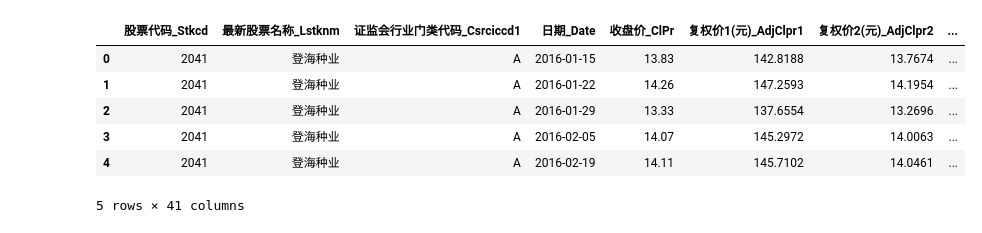
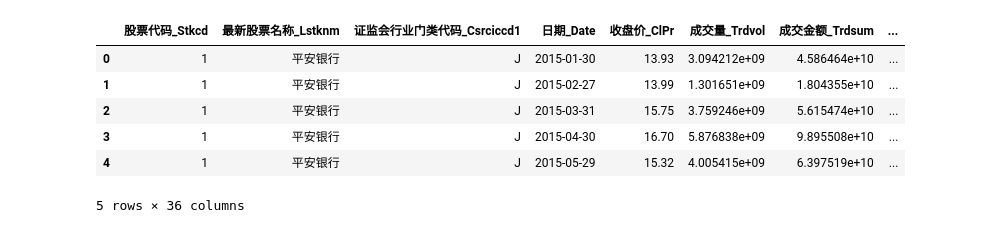
Before and after one commit to Nickszy/findstocks, a Jupyter notebook: data_process.ipynb, the cells around one changed output. Cells and saved outputs as stored; diff of their text form; code cells hidden in the pictures.

```diff
--- a/data_process.ipynb
+++ b/data_process.ipynb
@@ -1,14 +1,14 @@
 # %%
 import pandas as pd
 import numpy as np
-stocks = pd.read_csv("data\stock_week_2016_2019.csv")
+stocks = pd.read_csv("data\MRESSTK_E011ED9F85D_(1).csv",encoding='GB2312')
 stocks.head()
 # %% [output]
-|  | 股票代码_Stkcd | 最新股票名称_Lstknm | 证监会行业门类代码_Csrciccd1 | 日期_Date | 收盘价_ClPr | 复权价1(元)_AdjClpr1 | 复权价2(元)_AdjClpr2 | ... |
-| 0 | 2041 | 登海种业 | A | 2016-01-15 | 13.83 | 142.8188 | 13.7674 | ... |
-| 1 | 2041 | 登海种业 | A | 2016-01-22 | 14.26 | 147.2593 | 14.1954 | ... |
-| 2 | 2041 | 登海种业 | A | 2016-01-29 | 13.33 | 137.6554 | 13.2696 | ... |
-| 3 | 2041 | 登海种业 | A | 2016-02-05 | 14.07 | 145.2972 | 14.0063 | ... |
-| 4 | 2041 | 登海种业 | A | 2016-02-19 | 14.11 | 145.7102 | 14.0461 | ... |
+|  | 股票代码_Stkcd | 最新股票名称_Lstknm | 证监会行业门类代码_Csrciccd1 | 日期_Date | 收盘价_ClPr | 成交量_Trdvol | 成交金额_Trdsum | ... |
+| 0 | 1 | 平安银行 | J | 2015-01-30 | 13.93 | 3.094212e+09 | 4.586464e+10 | ... |
+| 1 | 1 | 平安银行 | J | 2015-02-27 | 13.99 | 1.301651e+09 | 1.804355e+10 | ... |
+| 2 | 1 | 平安银行 | J | 2015-03-31 | 15.75 | 3.759246e+09 | 5.615474e+10 | ... |
+| 3 | 1 | 平安银行 | J | 2015-04-30 | 16.70 | 5.876838e+09 | 9.895508e+10 | ... |
+| 4 | 1 | 平安银行 | J | 2015-05-29 | 15.32 | 4.005415e+09 | 6.397519e+10 | ... |
-5 rows × 41 columns
+5 rows × 36 columns
 # %%
```
Also changed, not shown: parts of 3 cells of this notebook, 2 other files.
